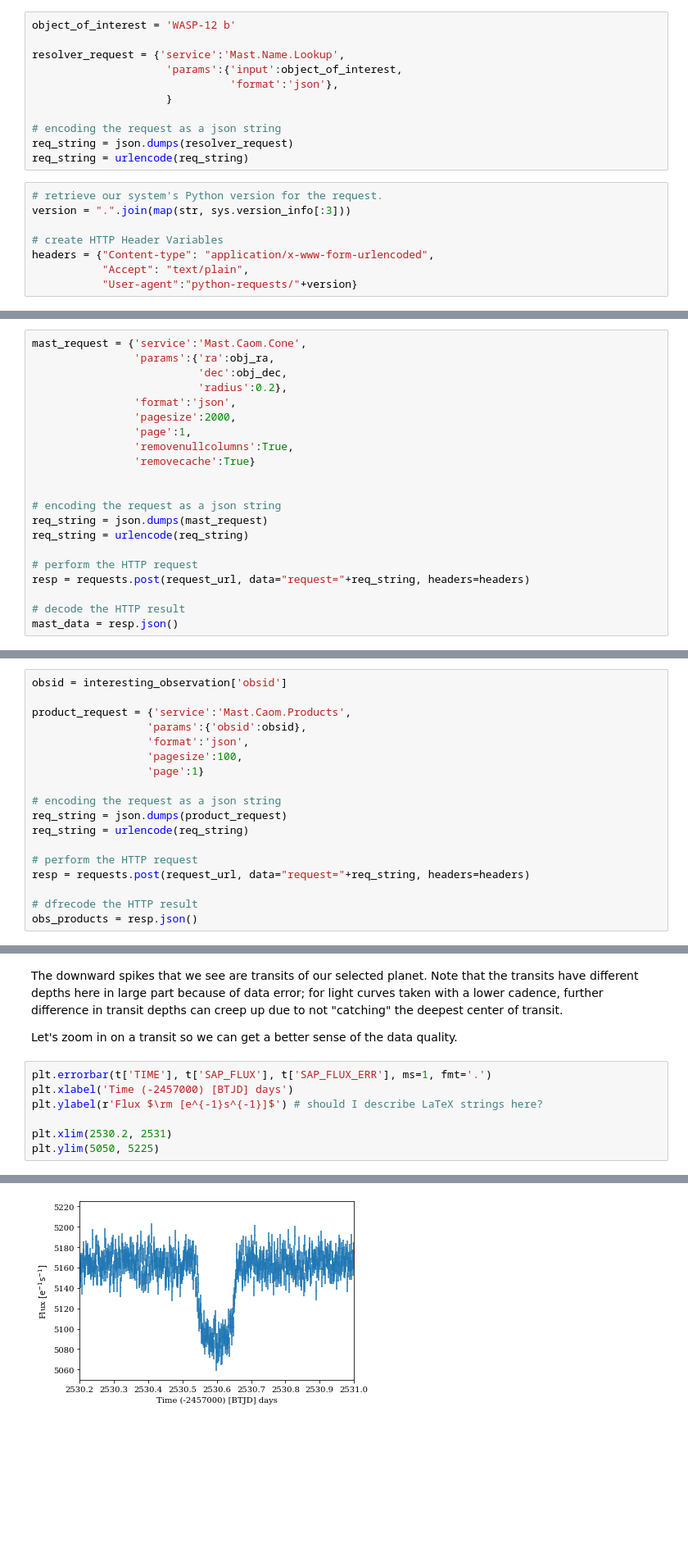
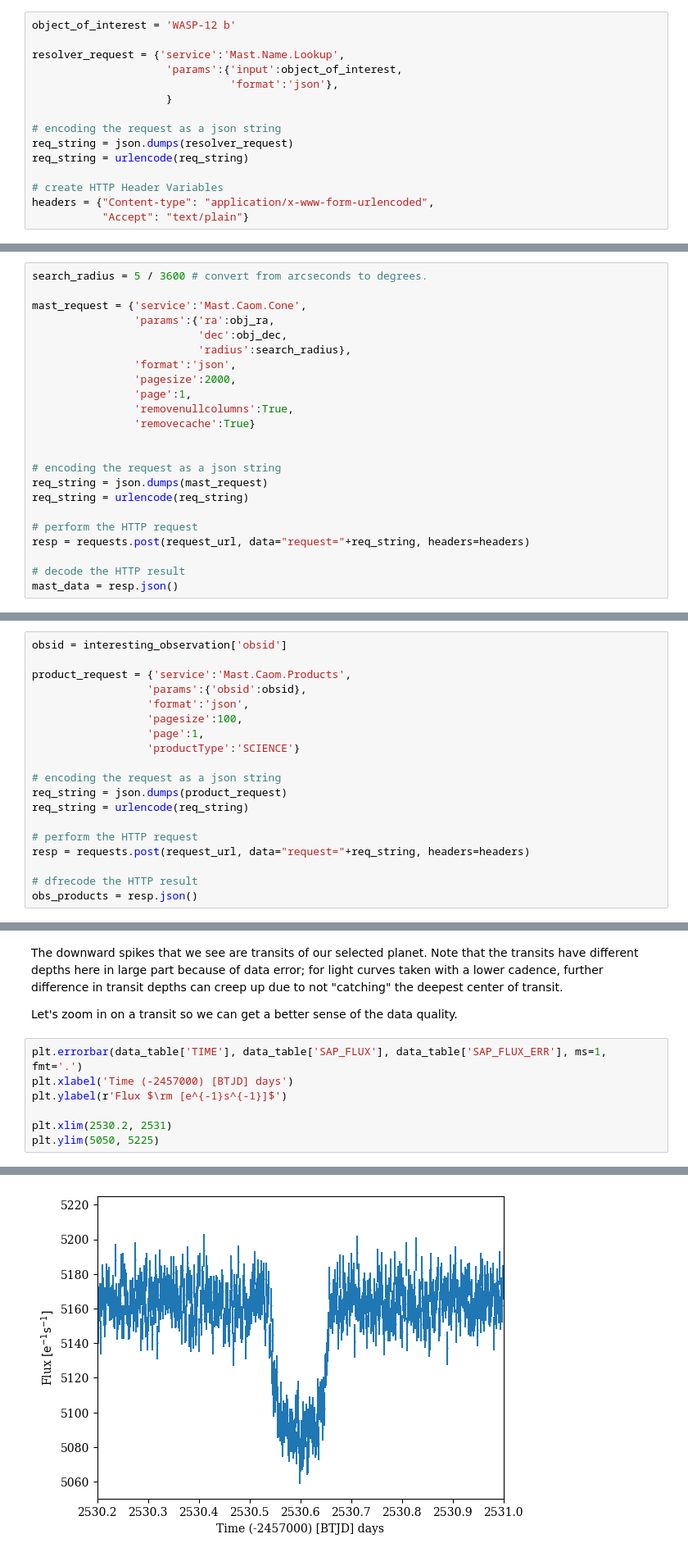
Before and after one commit to arjunsavel/notebooks-stsci, a Jupyter notebook: notebooks/MAST/plot_exoplanet_lightcurves/plot_exoplanet_lightcurves.ipynb, the cells around one changed output, grey strips where cells are left out. Shown: that part at 82% size. Drawn from its saved outputs; the diff is of its cells as text; blank space fills up the shorter version.

```diff
--- a/notebooks/MAST/plot_exoplanet_lightcurves/plot_exoplanet_lightcurves.ipynb
+++ b/notebooks/MAST/plot_exoplanet_lightcurves/plot_exoplanet_lightcurves.ipynb
@@ -68,11 +70,7 @@ resolver_request = {'service':'Mast.Name.Lookup',
 # encoding the request as a json string
 req_string = json.dumps(resolver_request)
 req_string = urlencode(req_string)
+
+# create HTTP Header Variables
+headers = {"Content-type": "application/x-www-form-urlencoded",
+           "Accept": "text/plain"}
-# %%
-# retrieve our system's Python version for the request.
-version = ".".join(map(str, sys.version_info[:3]))
-
-# create HTTP Header Variables
-headers = {"Content-type": "application/x-www-form-urlencoded",
-           "Accept": "text/plain",
-           "User-agent":"python-requests/"+version}
@@ -94,8 +94,10 @@ obj_dec = resolved_object['resolvedCoordinate'][0]['decl']
 # %%
+search_radius = 5 / 3600 # convert from arcseconds to degrees.
+
 mast_request = {'service':'Mast.Caom.Cone',
                 'params':{'ra':obj_ra,
                           'dec':obj_dec,
-                          'radius':0.2},
+                          'radius':search_radius},
                 'format':'json',
                 'pagesize':2000,
                 'page':1,
@@ -164,7 +149,8 @@ product_request = {'service':'Mast.Caom.Products',
                   'params':{'obsid':obsid},
                   'format':'json',
                   'pagesize':100,
-                  'page':1}
+                  'page':1,
+                  'productType':'SCIENCE'}
 
 # encoding the request as a json string
 req_string = json.dumps(product_request)
@@ -396,15 +364,15 @@ The downward spikes that we see are transits of our selected planet. Note that t
 
 Let's zoom in on a transit so we can get a better sense of the data quality.
 # %%
-plt.errorbar(t['TIME'], t['SAP_FLUX'], t['SAP_FLUX_ERR'], ms=1, fmt='.')
+plt.errorbar(data_table['TIME'], data_table['SAP_FLUX'], data_table['SAP_FLUX_ERR'], ms=1, fmt='.')
 plt.xlabel('Time (-2457000) [BTJD] days')
-plt.ylabel(r'Flux $\rm [e^{-1}s^{-1}]$') # should I describe LaTeX strings here?
+plt.ylabel(r'Flux $\rm [e^{-1}s^{-1}]$')
 
 plt.xlim(2530.2, 2531)
 plt.ylim(5050, 5225)
 # %% [output]
 (5050.0, 5225.0)
-[figure, old version]
+[figure, new version]
 # %% [markdown]
 This is a pretty clean transit! We can see the expected U-like shape due to limb-darkening (explain), and the light curve looks relatively flat outside of transit.
 
```
Also changed, not shown: parts of 35 cells of this notebook.
